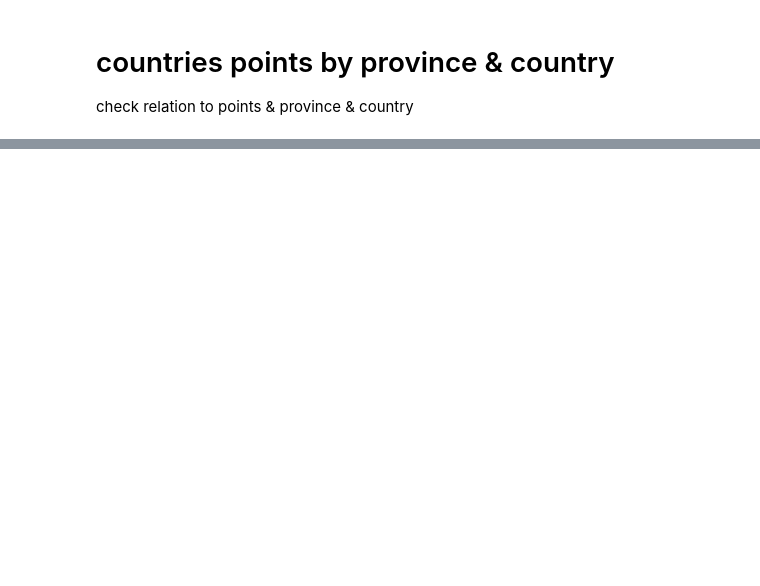
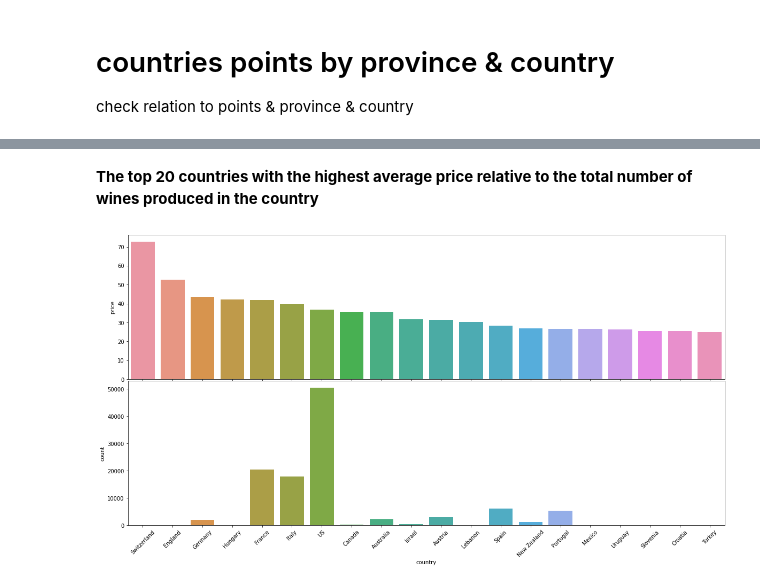
Before and after one commit to jbmarcelino1/WinePredictor, a Jupyter notebook: notebooks/Untitled.ipynb, the cells around one changed output, grey strips where cells are left out. Saved outputs shown, nothing was run; the diff lists cells and outputs as text; code cells hidden in the pictures; blank space fills up the shorter version.

```diff
--- a/notebooks/Untitled.ipynb
+++ b/notebooks/Untitled.ipynb
@@ -199,5 +195,5 @@ check relation to points & province & country
 # %%
 PRICE = 'price'
 POINTS = 'points'
-def generate_groupby_df(df, key, feature):
-    return df.groupby([key])[feature].mean().reset_index().sort_values(by=feature,ascending=False)
+def generate_groupby_df(df, key,feature):
+    return pd.Series(df.groupby([key])[feature].mean().sort_values(ascending=False))
@@ -227,0 +200,16 @@ for i,v in zip([PRICE,POINTS,PRICE,POINTS],['country','country','province','prov
+# %%
+import warnings
+warnings.simplefilter("ignore")
+# country by mean point
+country_list = []
+province_list= []
+for i,v in zip([PRICE,POINTS,PRICE,POINTS],['country','country','province','province']):
+    if v=='country':
+        country_list.append(generate_groupby_df(data,v,feature=i))
+    if v=='province':
+        province_list.append(generate_groupby_df(data,v,feature=i))
+
+country_count = data['country'].value_counts()
+province_count = data['province'].value_counts()
+country = pd.concat(country_list +[country_count],axis=1).reset_index().rename(columns={'index':'country','country':'count'})
+province = pd.concat(province_list + [province_count],axis=1).reset_index().rename(columns={'index':'province','province':'count'})
@@ -227,0 +225,18 @@ for i,v in zip([PRICE,POINTS,PRICE,POINTS],['country','country','province','prov
+# %% [markdown]
+**The top 20 countries with the highest average price relative to the total number of wines produced in the country**
+# %%
+def create_bar_chart(cat,feature,data):
+    fig = plt.figure(figsize=(20,10))
+    ax1 = fig.add_subplot(211)
+    ax2 = fig.add_subplot(212,sharex=ax1)
+    df = data.sort_values(by=feature,ascending=False).head(20)
+    sns.barplot(x=cat,y='count',data=df,ax=ax2)
+    sns.barplot(x=cat,y=feature,data=df,ax=ax1)
+    ax1.tick_params(axis='x', labelrotation=45 )
+    ax2.tick_params(axis='x', labelrotation=45)
+    plt.subplots_adjust(hspace=0.01)
+    plt.show()
+plt.close()
+create_bar_chart('country','price',country)
+# %% [output]
+[figure, added]
```
Also changed, not shown: parts of 24 cells of this notebook, 1 other file.
